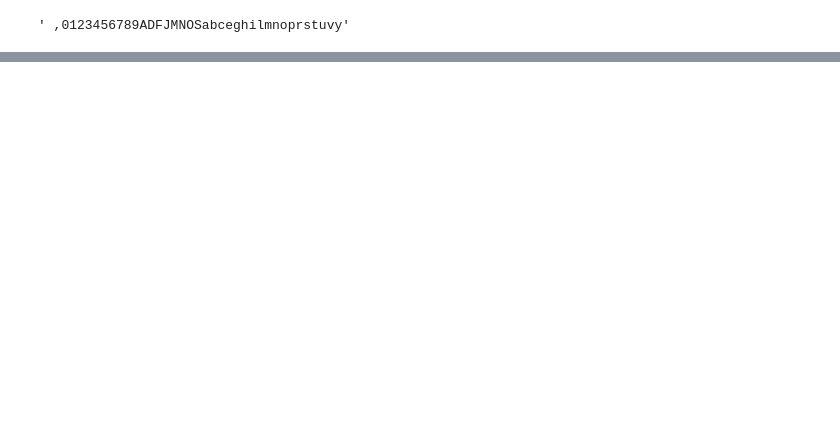
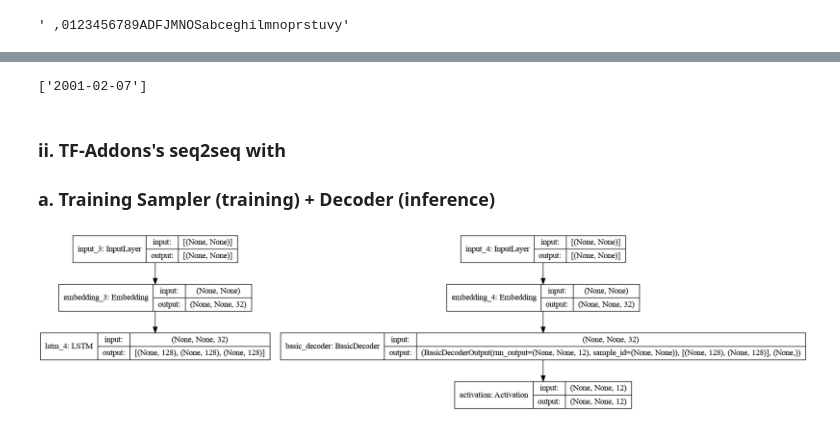
Before and after one commit to 007prateekd/date-conversion, a Jupyter notebook: noteboook.ipynb, the cells around one changed output, grey strips where cells are left out. Saved outputs shown, nothing was run; the diff lists cells and outputs as text; code cells hidden in the pictures; blank space fills up the shorter version.

```diff
--- a/noteboook.ipynb
+++ b/noteboook.ipynb
@@ -131,0 +213,41 @@ convert_date_strs(["May 02, 2020", "July 14, 1789"])
+# %%
+predict_date_strs(["February 07, 2001"])
+# %% [output]
+['2001-02-07']
+# %% [markdown]
+### ii. TF-Addons's seq2seq with
+### a. Training Sampler (training) + Decoder (inference)
+# %%
+encoder_inputs = Input(shape=[None], dtype=np.int32)
+decoder_inputs = Input(shape=[None], dtype=np.int32)
+sequence_lengths = Input(shape=[], dtype=np.int32)
+
+encoder_embeddings = Embedding(
+    len(INPUT_CHARS) + 1, encoder_embedding_size)(encoder_inputs)
+
+decoder_embedding_layer = Embedding(
+    len(OUTPUT_CHARS) + 2, decoder_embedding_size)
+decoder_embeddings = decoder_embedding_layer(decoder_inputs)
+
+encoder = LSTM(lstm_units, return_state=True)
+encoder_outputs, state_h, state_c = encoder(encoder_embeddings)
+encoder_state = [state_h, state_c]
+
+sampler = TrainingSampler()
+
+decoder_cell = LSTMCell(lstm_units)
+output_layer = Dense(len(OUTPUT_CHARS) + 1)
+
+decoder = BasicDecoder(decoder_cell, sampler,
+                       output_layer=output_layer)
+final_outputs, final_state, final_sequence_lengths = decoder(
+    decoder_embeddings,
+    initial_state=encoder_state)
+Y_proba = Activation("softmax")(final_outputs.rnn_output)
+
+model = Model(inputs=[encoder_inputs, decoder_inputs],
+              outputs=[Y_proba])
+# %%
+plot_model(model, to_file="Images/model3.png", show_shapes=True)
+# %% [output]
+[figure, added]
```
Also changed, not shown: parts of 46 cells of this notebook, 7 other files.
